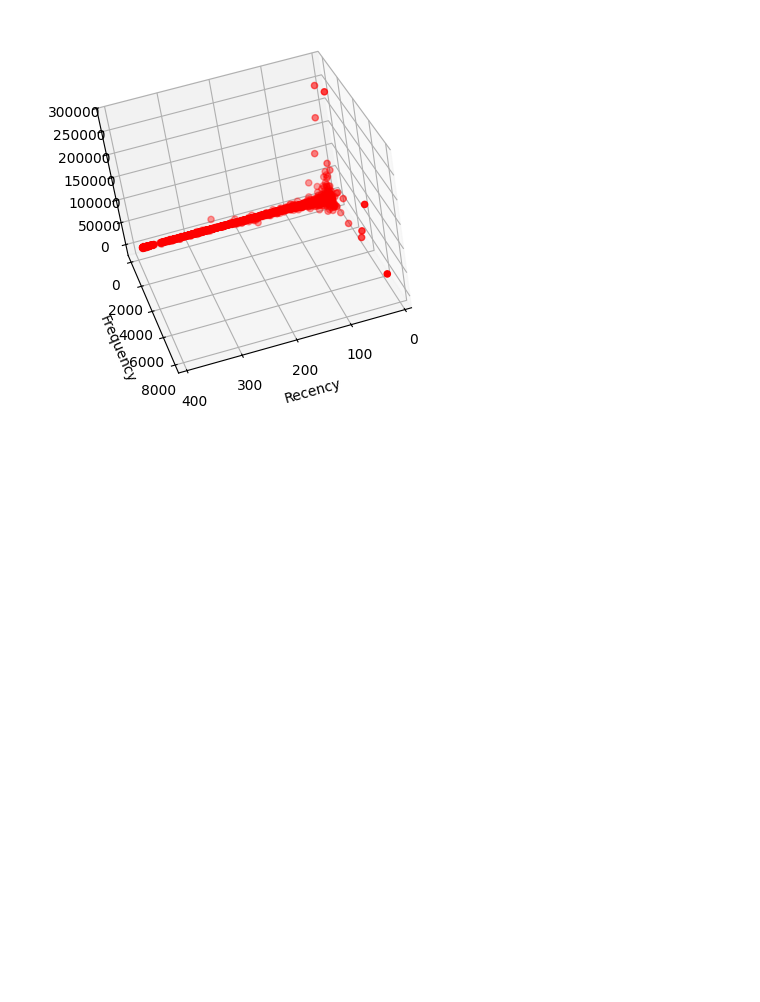
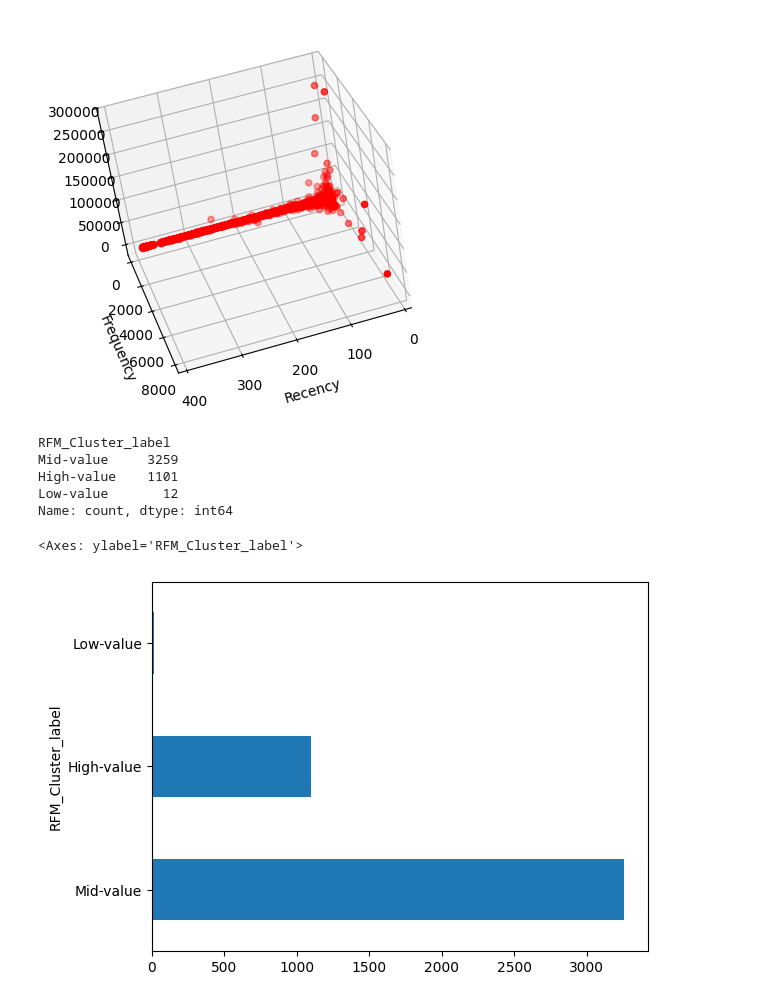
Before and after one commit to JWulfran/Python_for_Data_Science, a Jupyter notebook: RFM_Analysis_test.ipynb, the cells around one changed output. Saved outputs shown, nothing was run; the diff lists cells and outputs as text; code cells hidden in the pictures; blank space fills up the shorter version.

Commit message:
RFM analysis 2e commit : ajout de RFM_Cluster_count et son diaramme à bar

```diff
--- a/RFM_Analysis_test.ipynb
+++ b/RFM_Analysis_test.ipynb
@@ -261,3 +261,17 @@ ax.set_label("Monetary")
 plt.show()
 # %% [output]
 [figure]
+# %%
+RFM_Cluster_count = rfm_cluster["RFM_Cluster_label"].value_counts()
+RFM_Cluster_count
+# %% [output]
+RFM_Cluster_label
+Mid-value     3259
+High-value    1101
+Low-value       12
+Name: count, dtype: int64
+# %%
+RFM_Cluster_count.plot(kind="barh")
+# %% [output]
+<Axes: ylabel='RFM_Cluster_label'>
+[figure, added]
```
Also changed, not shown: parts of 9 cells of this notebook.
